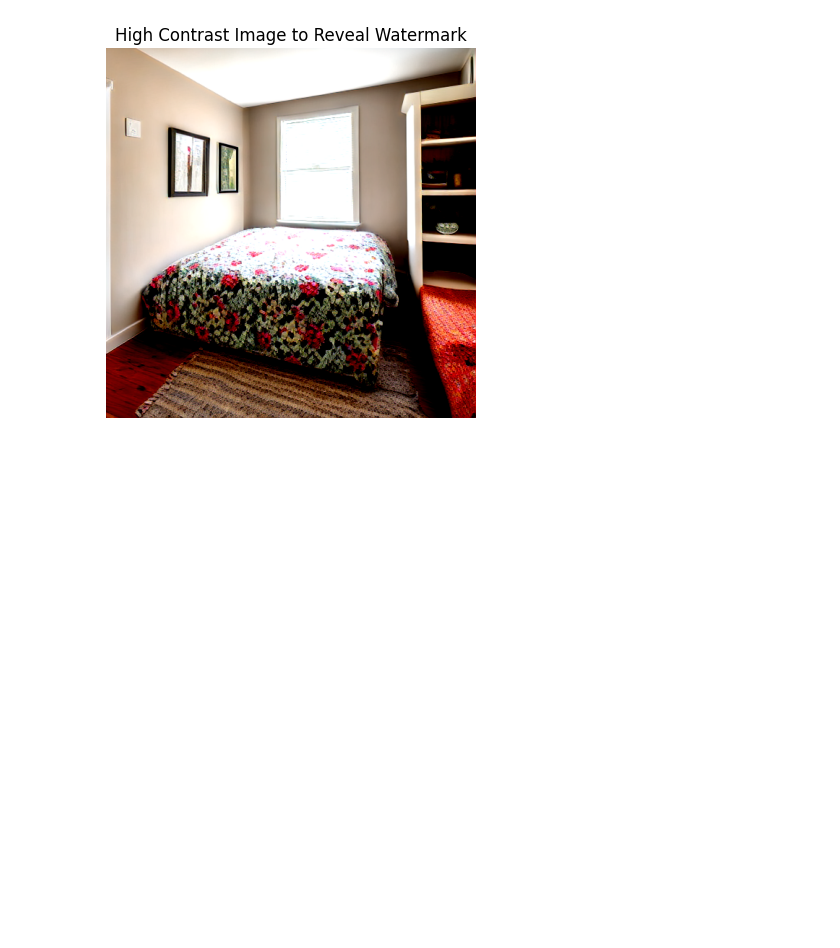
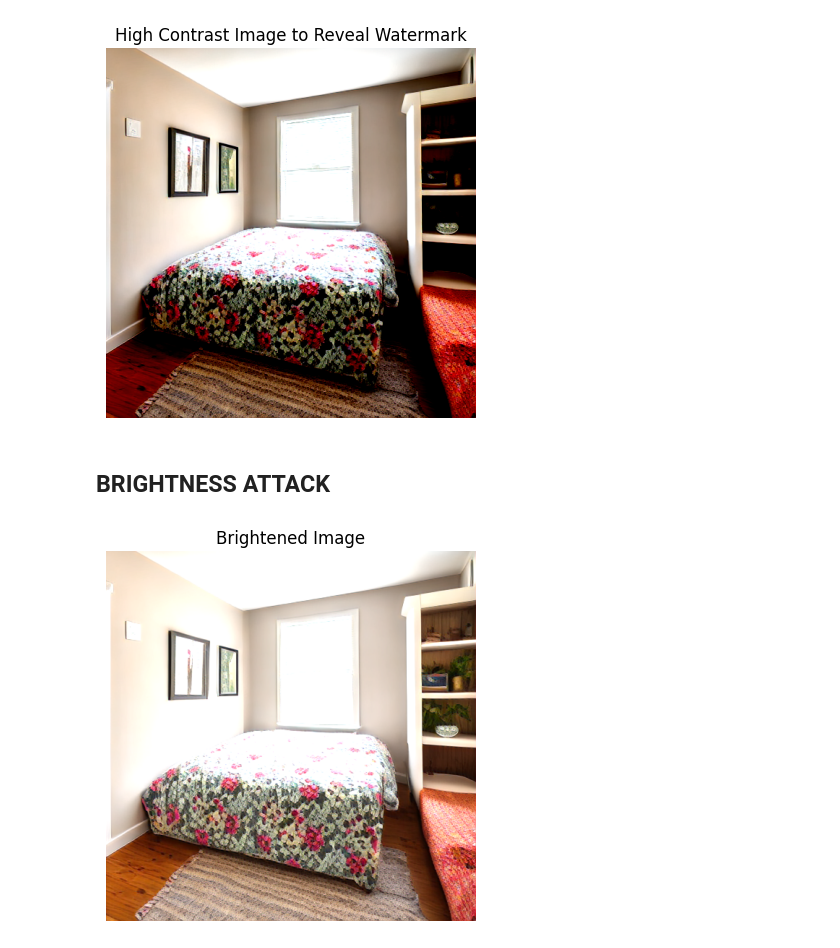
Before and after one commit to ndxdxd/Capstone, a Jupyter notebook: Untitled.ipynb, the cells around one changed output. Drawn from its saved outputs; the diff is of its cells as text; code cells hidden in the pictures; blank space fills up the shorter version.

```diff
--- a/Untitled.ipynb
+++ b/Untitled.ipynb
@@ -79,0 +74,14 @@ plt.show()
+# %% [markdown]
+## BRIGHTNESS ATTACK
+# %%
+brightness_factor = 1.5
+enhancer = ImageEnhance.Brightness(image)
+bright_image = enhancer.enhance(brightness_factor)
+
+# Display the brightened image
+plt.imshow(bright_image)
+plt.title('Brightened Image')
+plt.axis('off')
+plt.show()
+# %% [output]
+[figure, added]
```
Also changed, not shown: parts of 15 cells of this notebook, 4 other files.
